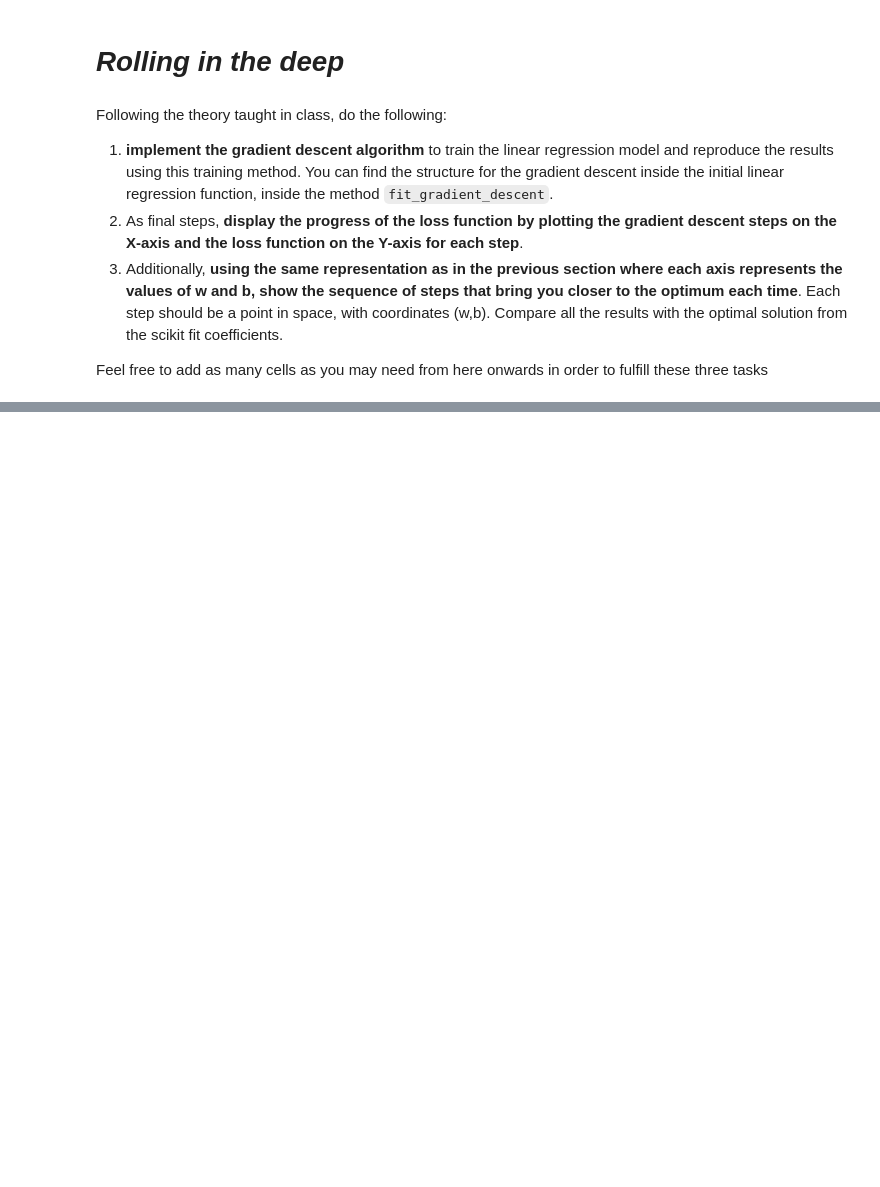
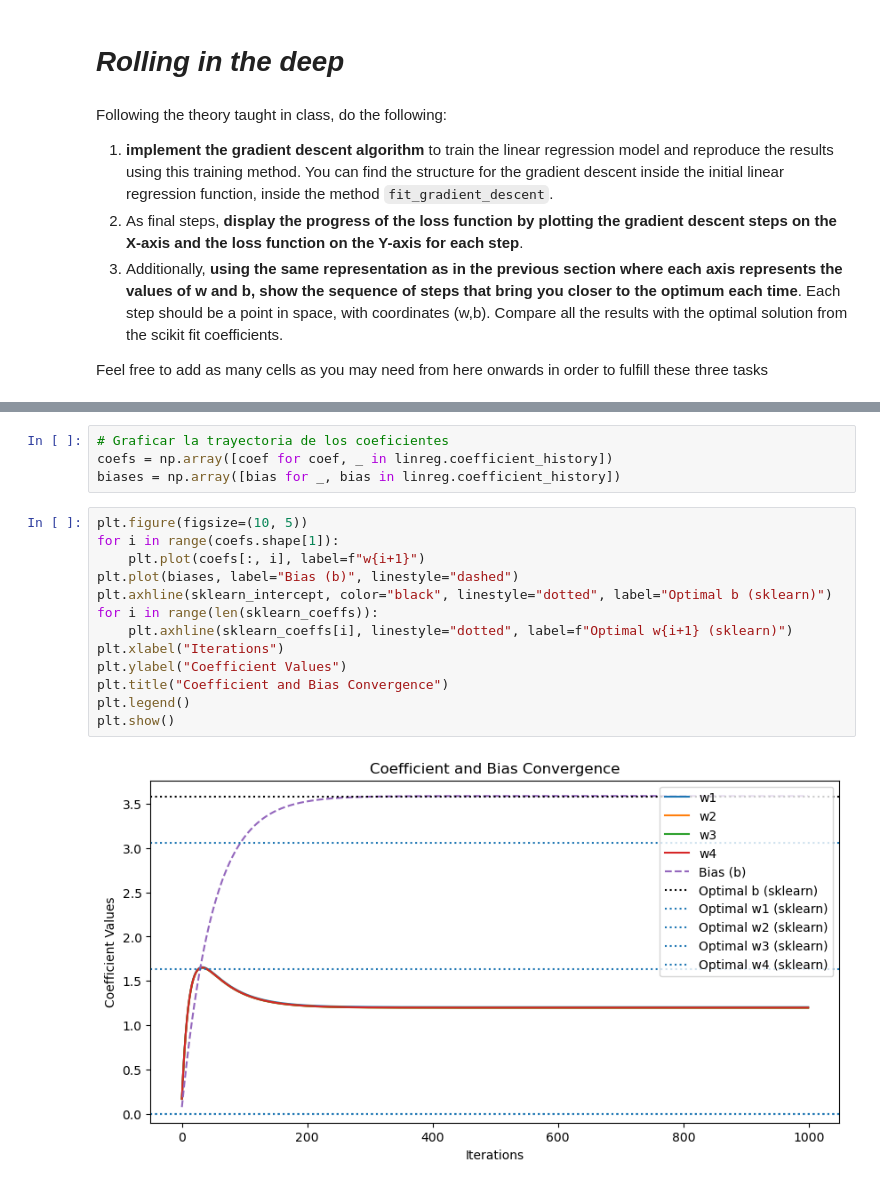
Before and after one commit to ICAI-IMAT-ML/p2-4-lyr-f, a Jupyter notebook: notebook/Lab_2_4_LR2.ipynb, the cells around one changed output, grey strips where cells are left out. Saved outputs shown, nothing was run; the diff lists cells and outputs as text; blank space fills up the shorter version.

```diff
--- a/notebook/Lab_2_4_LR2.ipynb
+++ b/notebook/Lab_2_4_LR2.ipynb
@@ -370,0 +395,19 @@ AttributeError: 'LinearRegressor' object has no attribute 'loss_history'
+# %%
+# Graficar la trayectoria de los coeficientes
+coefs = np.array([coef for coef, _ in linreg.coefficient_history])
+biases = np.array([bias for _, bias in linreg.coefficient_history])
+# %%
+plt.figure(figsize=(10, 5))
+for i in range(coefs.shape[1]):
+    plt.plot(coefs[:, i], label=f"w{i+1}")
+plt.plot(biases, label="Bias (b)", linestyle="dashed")
+plt.axhline(sklearn_intercept, color="black", linestyle="dotted", label="Optimal b (sklearn)")
+for i in range(len(sklearn_coeffs)):
+    plt.axhline(sklearn_coeffs[i], linestyle="dotted", label=f"Optimal w{i+1} (sklearn)")
+plt.xlabel("Iterations")
+plt.ylabel("Coefficient Values")
+plt.title("Coefficient and Bias Convergence")
+plt.legend()
+plt.show()
+# %% [output]
+[figure, added]
```
Also changed, not shown: parts of 4 cells of this notebook.
